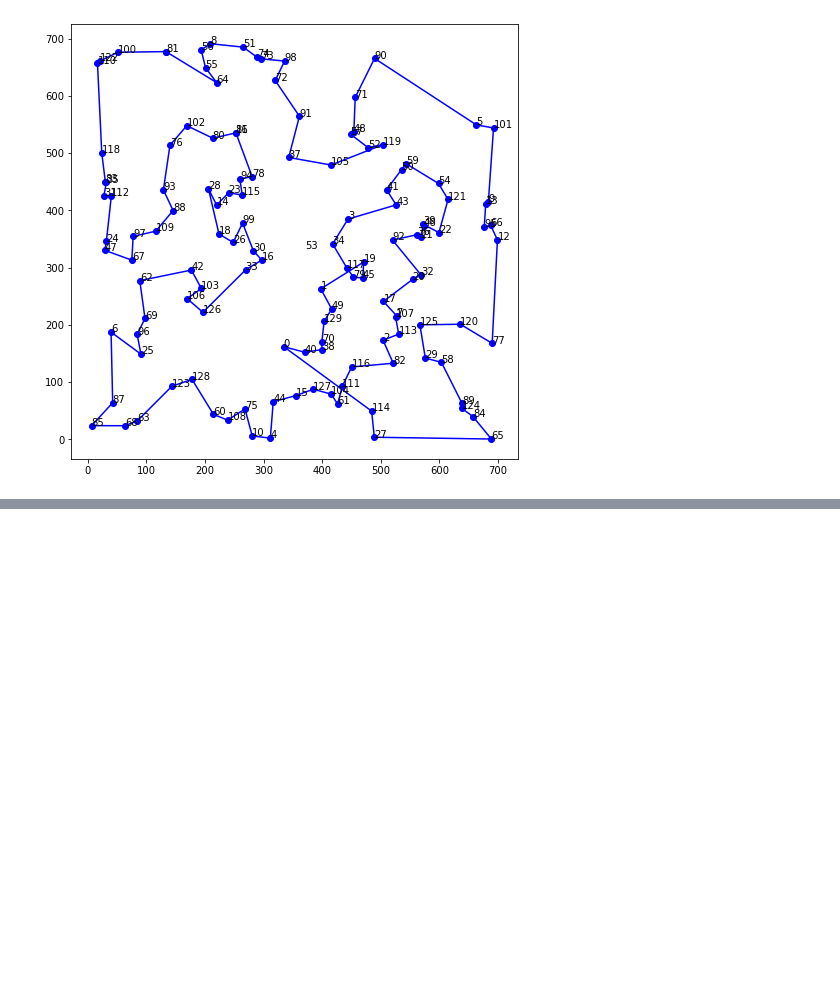
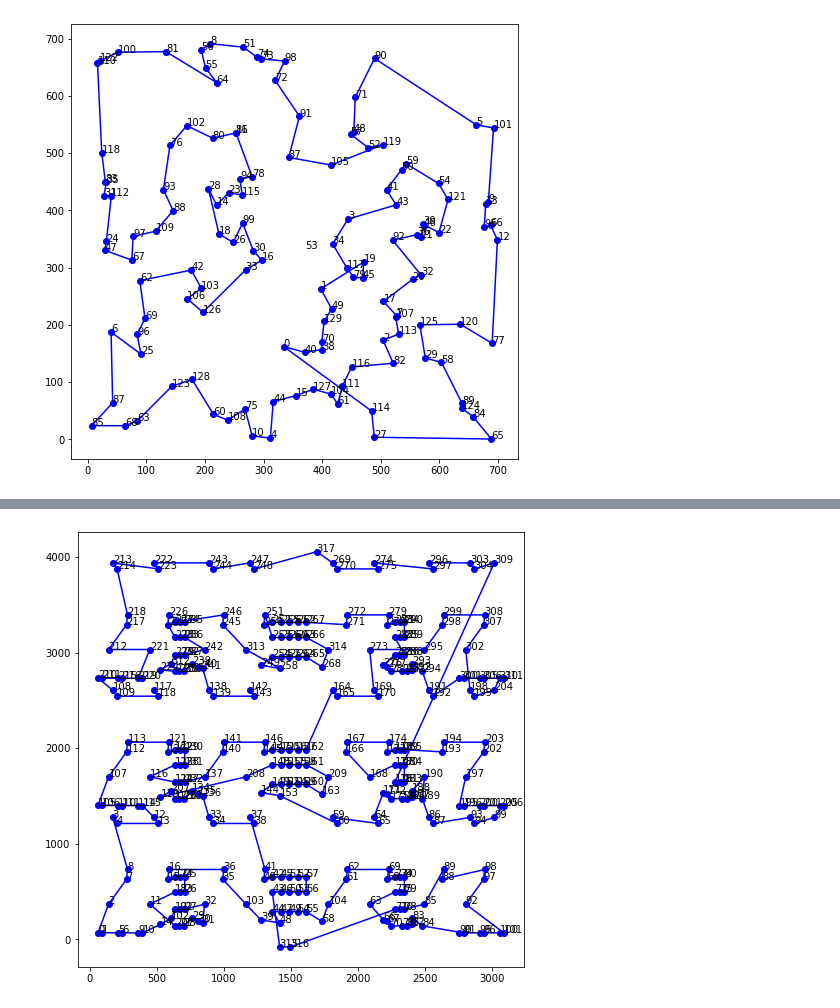
Before and after one commit to MicheleCattaneo/ant_colony_opt_TSP, a Jupyter notebook: Plot solution.ipynb, the cells around one changed output, grey strips where cells are left out. Drawn from its saved outputs; the diff is of its cells as text; code cells hidden in the pictures; blank space fills up the shorter version.

```diff
--- a/Plot solution.ipynb
+++ b/Plot solution.ipynb
@@ -86,0 +109,7 @@ plotSolution(x, points)
+# %%
+x = [142,143,139,138,241,240,239,238,231,230,224,312,229,232,237,242,236,233,228,225,226,235,234,227,246,245,313,258,249,254,257,259,264,265,268,314,266,263,260,256,253,251,250,252,255,261,262,267,271,272,279,278,283,284,290,289,285,282,288,286,281,276,277,280,287,291,292,293,294,191,192,300,301,305,306,311,310,204,199,198,302,307,308,299,298,295,273,169,170,165,164,162,157,156,150,147,145,146,141,140,137,132,127,124,116,123,128,131,130,129,122,120,121,113,112,107,105,106,110,111,114,115,12,13,4,3,8,7,2,0,1,5,6,9,10,14,102,19,22,27,32,31,30,29,28,21,20,11,18,23,26,25,24,17,15,16,36,35,103,39,48,44,47,49,54,55,58,104,61,62,69,68,73,74,80,79,75,72,63,66,67,70,77,81,82,83,84,91,90,95,96,100,101,92,97,98,88,89,85,78,76,71,316,315,43,46,50,53,56,57,52,51,45,42,40,41,37,38,34,33,136,135,134,133,126,125,207,119,208,148,151,155,158,161,209,163,160,159,154,152,149,144,153,60,59,65,64,171,172,175,182,186,187,188,190,189,86,87,93,94,99,206,205,201,200,196,195,197,202,203,194,193,185,179,178,173,174,167,166,168,177,180,184,183,181,176,309,304,303,296,297,274,275,270,269,317,248,247,244,243,222,223,213,214,218,217,212,221,219,220,216,215,211,210,108,109,118,117]
+# %%
+points = getPoints('./problems/lin318.tsp')
+plotSolution(x, points)
+# %% [output]
+[figure, added]
```
Also changed, not shown: parts of 11 cells of this notebook, 14 other files.
